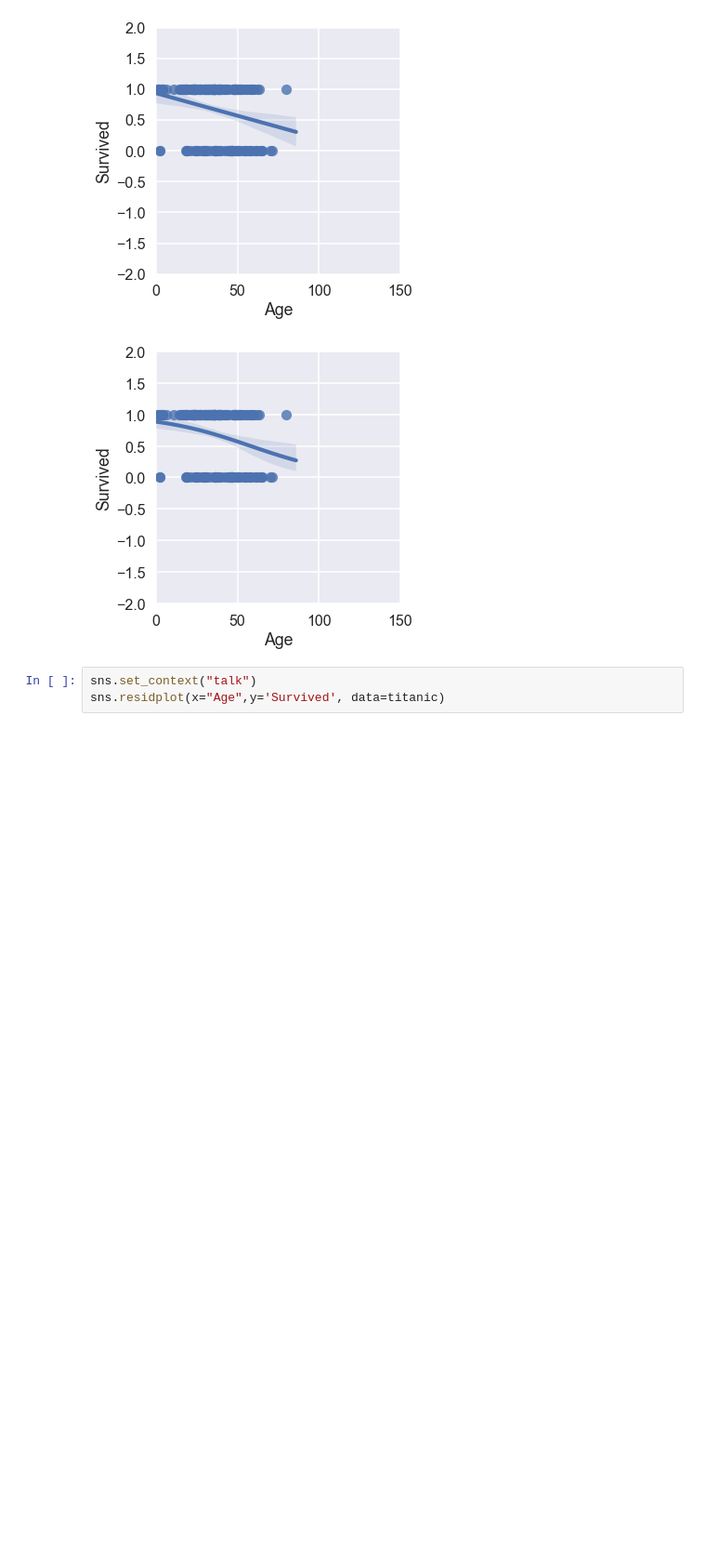
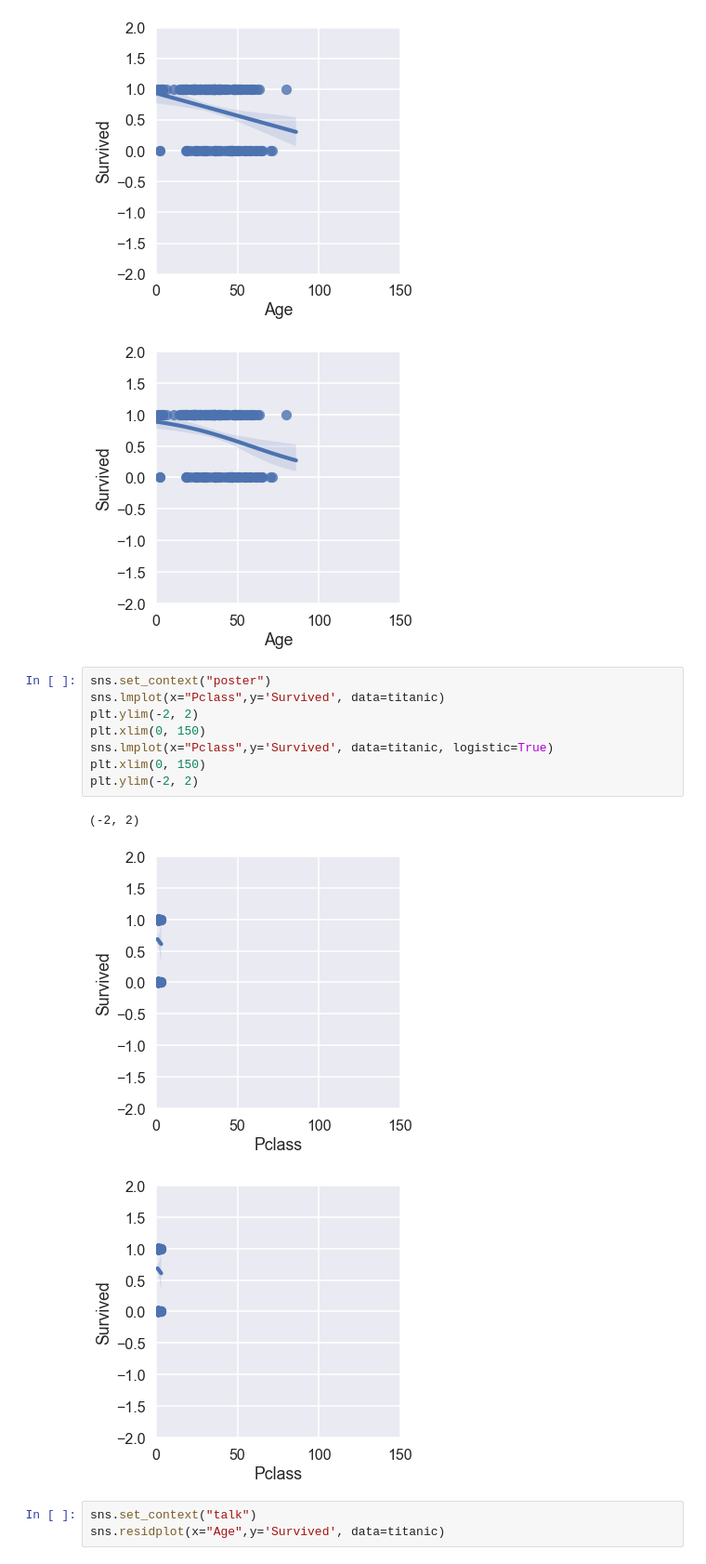
Before and after one commit to matthewbrems/old, a Jupyter notebook: projects/03-Project/starter-code/logistic-regression-ppt.ipynb, the cells around one changed output. Shown at 93% size. Drawn from its saved outputs; the diff is of its cells as text; blank space fills up the shorter version.

```diff
--- a/projects/03-Project/starter-code/Untitled.ipynb
+++ b/projects/03-Project/starter-code/logistic-regression-ppt.ipynb
@@ -59,6 +38,18 @@ plt.ylim(-2, 2)
 (-2, 2)
 [figure]
 [figure]
+# %%
+sns.set_context("poster")
+sns.lmplot(x="Pclass",y='Survived', data=titanic)
+plt.ylim(-2, 2)
+plt.xlim(0, 150)
+sns.lmplot(x="Pclass",y='Survived', data=titanic, logistic=True)
+plt.xlim(0, 150)
+plt.ylim(-2, 2)
+# %% [output]
+(-2, 2)
+[figure, added]
+[figure, added]
 # %%
 sns.set_context("talk")
 sns.residplot(x="Age",y='Survived', data=titanic)
```
Also changed, not shown: parts of 1 cell of this notebook, 1 other file.
